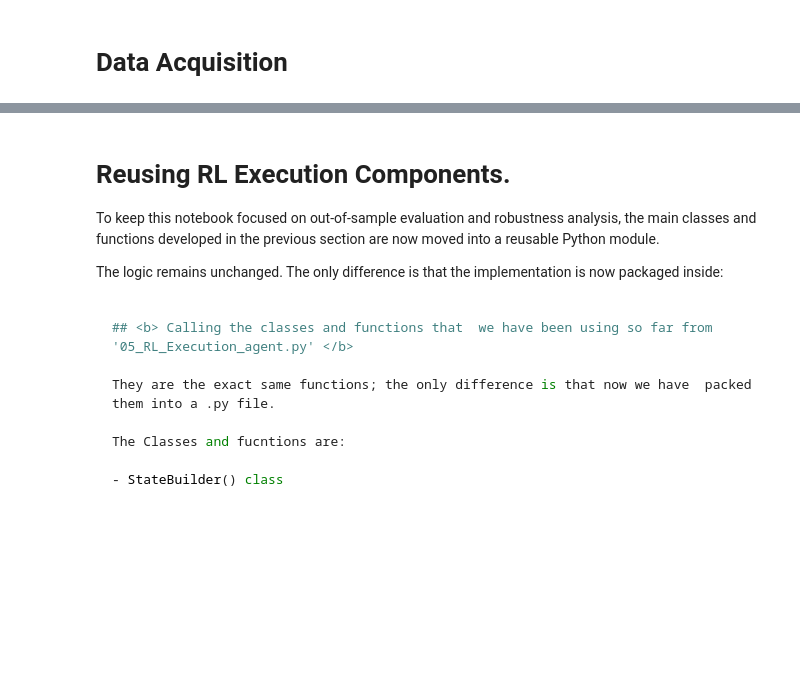
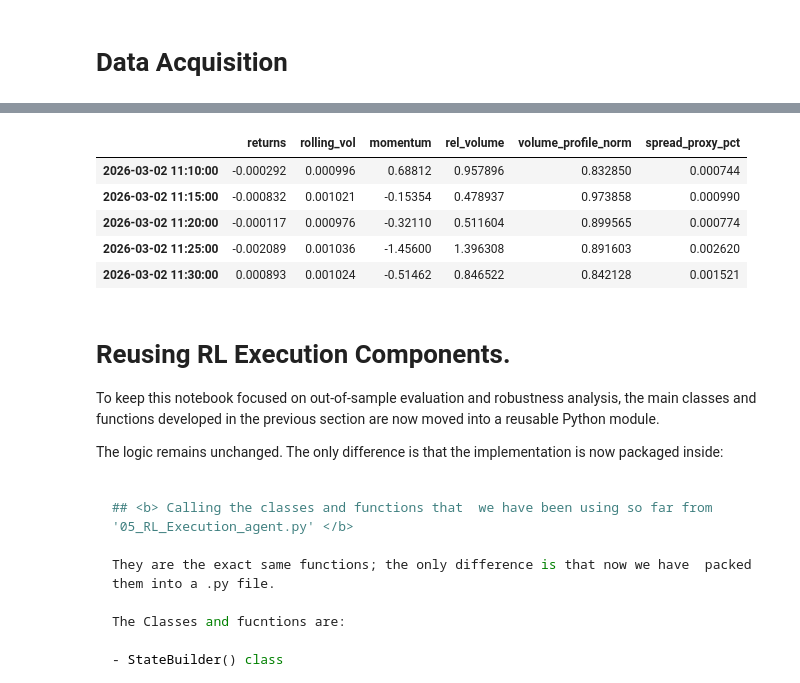
Before and after one commit to ADRIANVM117/data-science-portfolio, a Jupyter notebook: Optimal_execution_under_market_impact/notebooks/06_out_of_sample_generalization_and_robustness_analysis.ipynb, the cells around one changed output, grey strips where cells are left out. Saved outputs shown, nothing was run; the diff lists cells and outputs as text; code cells hidden in the pictures; blank space fills up the shorter version.

```diff
--- a/Optimal_execution_under_market_impact/notebooks/06_out_of_sample_generalization_and_robustness_analysis.ipynb
+++ b/Optimal_execution_under_market_impact/notebooks/06_out_of_sample_generalization_and_robustness_analysis.ipynb
@@ -35,2 +36,22 @@ from src.models.volume_aware_ac_schedule import volume_aware_ac_schedule
 # %% [markdown]
 # <b> Data Acquisition  </b>
+# %%
+#  Download intraday market data
+API_KEY = "M617ZETAG1ZHY6I6"
+
+months = [
+    "2026-03",
+    "2026-04",
+    "2026-05"
+]
+
+df_spy_5min = get_intraday_prices_multiple_months(
+    symbol="SPY",
+    api_key=API_KEY,
+    months=months,
+    interval="5min",
+    adjusted="true",
+    extended_hours="false"
+)
+
+df_spy_5min.head(), df_spy_5min.tail()
@@ -36,0 +79,6 @@ from src.models.volume_aware_ac_schedule import volume_aware_ac_schedule
+# %%
+df_spy_5min["date"] = df_spy_5min.index.date
+
+print("Number of rows:", len(df_spy_5min))
+print("Number of trading days:", df_spy_5min["date"].nunique())
+print(df_spy_5min["date"].min(), df_spy_5min["date"].max())
@@ -37,18 +112,5 @@ from src.models.volume_aware_ac_schedule import volume_aware_ac_schedule
 # %%
-#  Download intraday market data
-API_KEY = "API_KEY"
-
-df_spy_5min = get_intraday_prices(
-    symbol="SPY",
-    api_key=API_KEY,
-    interval="5min",
-    outputsize="full",
-    extended_hours="false",
-    adjusted=False
-)
-
 # Cleaning
-
 df_spy_5min.index = pd.to_datetime(df_spy_5min.index)
 
 df_spy_5min = (
@@ -61,9 +123,8 @@ df_spy_5min = df_spy_5min.between_time("09:30", "15:55")
 
 
 # Market feature engineering
+df_market_state = df_spy_5min.copy()
 
-
-df_market_state = df_spy_5min.copy()
 
 # Price dynamics
 df_market_state["returns"] = df_market_state["Close"].pct_change()
@@ -137,3 +198,4 @@ print("Start:", df_market_state.index.min())
 print("End:", df_market_state.index.max())
 
 df_market_state[market_feature_cols].head()
+# %% [output]
@@ -139,0 +205,6 @@ df_market_state[market_feature_cols].head()
+|  | returns | rolling_vol | momentum | rel_volume | volume_profile_norm | spread_proxy_pct |
+| 2026-03-02 11:10:00 | -0.000292 | 0.000996 | 0.68812 | 0.957896 | 0.832850 | 0.000744 |
+| 2026-03-02 11:15:00 | -0.000832 | 0.001021 | -0.15354 | 0.478937 | 0.973858 | 0.000990 |
+| 2026-03-02 11:20:00 | -0.000117 | 0.000976 | -0.32110 | 0.511604 | 0.899565 | 0.000774 |
+| 2026-03-02 11:25:00 | -0.002089 | 0.001036 | -1.45600 | 1.396308 | 0.891603 | 0.002620 |
+| 2026-03-02 11:30:00 | 0.000893 | 0.001024 | -0.51462 | 0.846522 | 0.842128 | 0.001521 |
```
Also changed, not shown: parts of 16 cells of this notebook, 5 other files.
